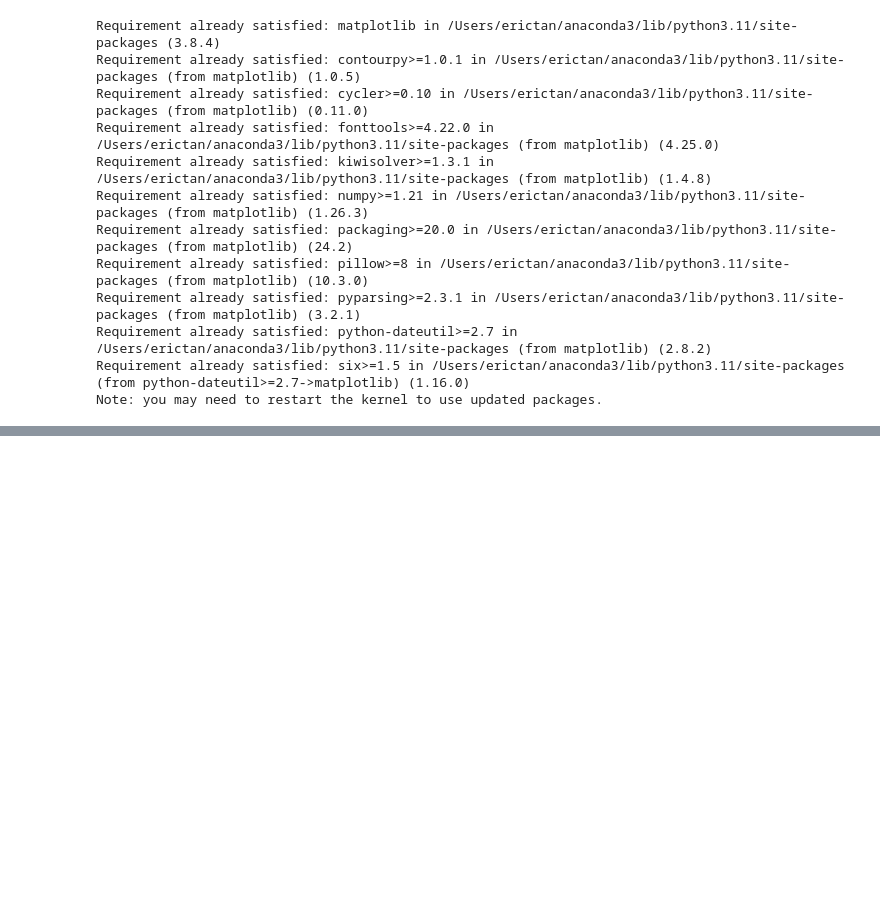
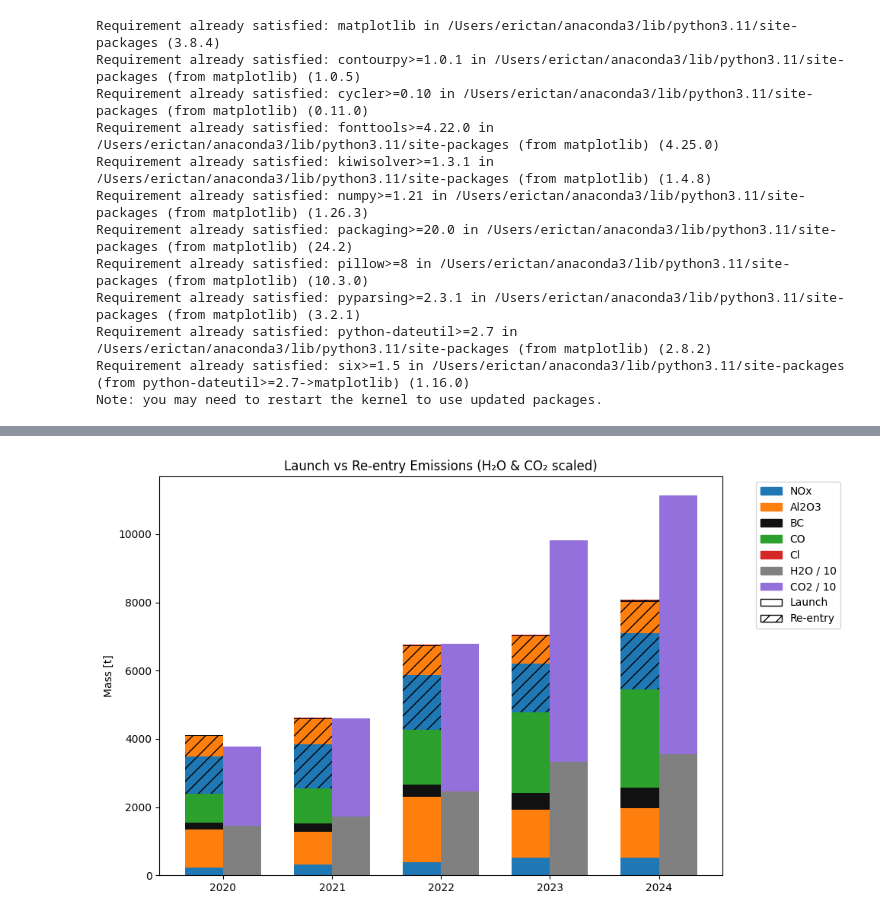
Before and after one commit to cbarker211/Emissions_API, a Jupyter notebook: Inspecting_Datasets copy.ipynb, the cells around one changed output, grey strips where cells are left out. Drawn from its saved outputs; the diff is of its cells as text; code cells hidden in the pictures; blank space fills up the shorter version.

```diff
--- a/Inspecting_Datasets copy.ipynb
+++ b/Inspecting_Datasets copy.ipynb
@@ -142,13 +21,0 @@ for n in latr2023_2024:
-# %%
-year = []
-month = []
-day = []
-for n in range(len(dater2023_2024)):
-    datestring = dater2023_2024[n]
-    try:
-        year.append(np.int64(datestring[:4]))
-        month.append(np.int64(datestring[4:6]))
-        day.append(np.int64(datestring[6:]))
-
-    except:
-        print(datestring)
@@ -215,0 +22,7 @@ print(np.arange(0.05,100,0.1)*1e3)
+# %%
+
+with open("/Users/erictan/Documents/Emissions_API-main2/out_files/data_2024.json", "r") as file:
+    data_2024 = json.load(file)
+
+with open("/Users/erictan/Documents/Emissions_API-main2/out_files/data_2023.json", "r") as file:
+    data_2023 = json.load(file)
@@ -215,0 +156,66 @@ print(np.arange(0.05,100,0.1)*1e3)
+# %%
+years = sorted(emis_data.keys())
+
+
+
+years = sorted(emis_data.keys())
+x = np.arange(len(years))
+bar_width = 0.35
+
+left_species = ['NOx', 'Al2O3', 'BC', 'CO', 'Cl']
+right_species = ['H2O', 'CO2']
+scaling = {'H2O': 10, 'CO2': 10}
+colors = {
+    'NOx': '#1f77b4', 'Al2O3': '#ff7f0e', 'BC': '#111111',
+    'CO': '#2ca02c', 'Cl': '#d62728', 'H2O': 'gray', 'CO2': 'mediumpurple'
+}
+
+fig, ax = plt.subplots(figsize=(10, 6))
+bottom_left = np.zeros(len(years))
+bottom_right = np.zeros(len(years))
+
+# Plot left bar (Launch & Reentry for left_species)
+for sp in left_species:
+    launch_vals = [emis_data[year][f"{sp}_launch"][0] for year in years]
+    launch_bars = ax.bar(x - bar_width/2, launch_vals, bar_width, bottom=bottom_left, color=colors[sp], label=sp)
+    bottom_left += launch_vals
+
+for sp in left_species:
+    reentry_vals = [emis_data[year][f"{sp}_reentry"][0] for year in years]
+    reentry_bars = ax.bar(x - bar_width/2, reentry_vals, bar_width, bottom=bottom_left, color=colors[sp])
+
+    for bar in reentry_bars:
+        bar.set_hatch('//')
+
+    bottom_left += reentry_vals
+
+
+
+# Plot right bar (Launch & Reentry for right_species with scaling)
+for sp in right_species:
+    launch_vals = [emis_data[year][f"{sp}_launch"][0] / scaling[sp] for year in years]
+    label = f"{sp} / {scaling[sp]}"
+    launch_bars = ax.bar(x + bar_width/2, launch_vals, bar_width, bottom=bottom_right, color=colors[sp], label=label)
+
+    bottom_right += launch_vals
+
+
+
+# Final formatting
+ax.set_xticks(x)
+ax.set_xticklabels(years)
+ax.set_ylabel("Mass [t]")
+ax.set_title("Launch vs Re-entry Emissions (H₂O & CO₂ scaled)")
+handles = [plt.Rectangle((0,0),1,1,color=colors[sp]) for sp in left_species + right_species]
+labels = left_species + [f"{sp} / {scaling[sp]}" for sp in right_species]
+handles += [
+    plt.Rectangle((0,0),1,1,facecolor='white', edgecolor='black', label='Launch'),
+    plt.Rectangle((0,0),1,1,facecolor='white', edgecolor='black', hatch='//', label='Re-entry')
+]
+labels += ['Launch', 'Re-entry']
+ax.legend(handles, labels, bbox_to_anchor=(1.05, 1), loc='upper left')
+
+plt.tight_layout()
+plt.show()
+# %% [output]
+[figure, added]
```
Also changed, not shown: parts of 12 cells of this notebook, 11 other files.
